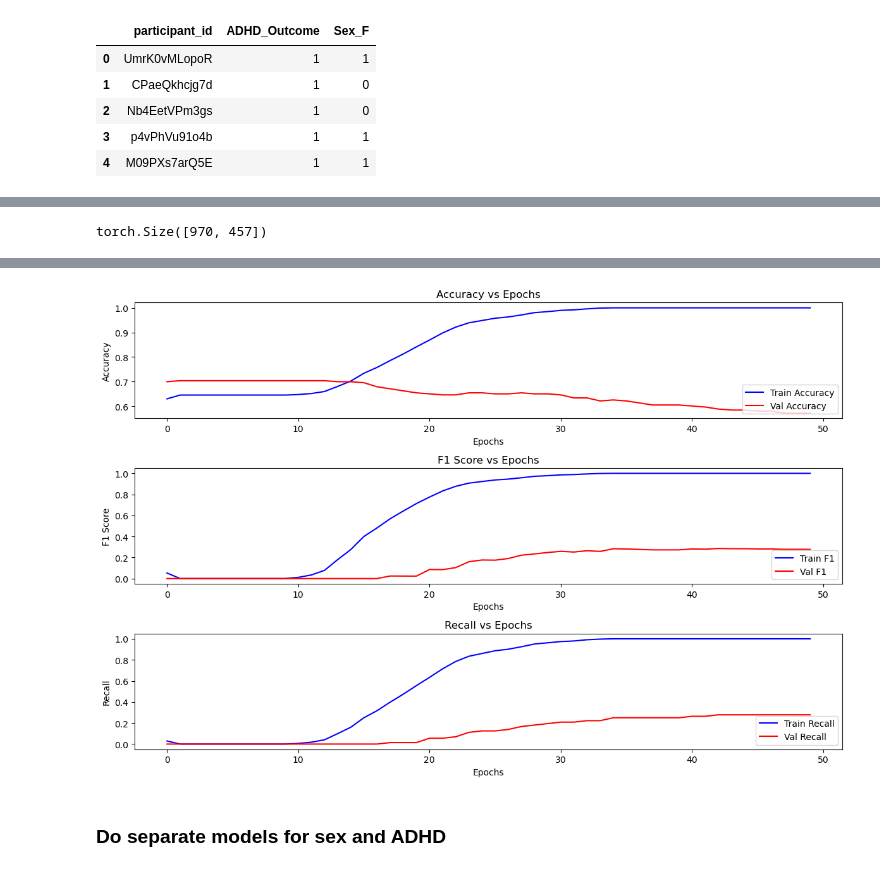
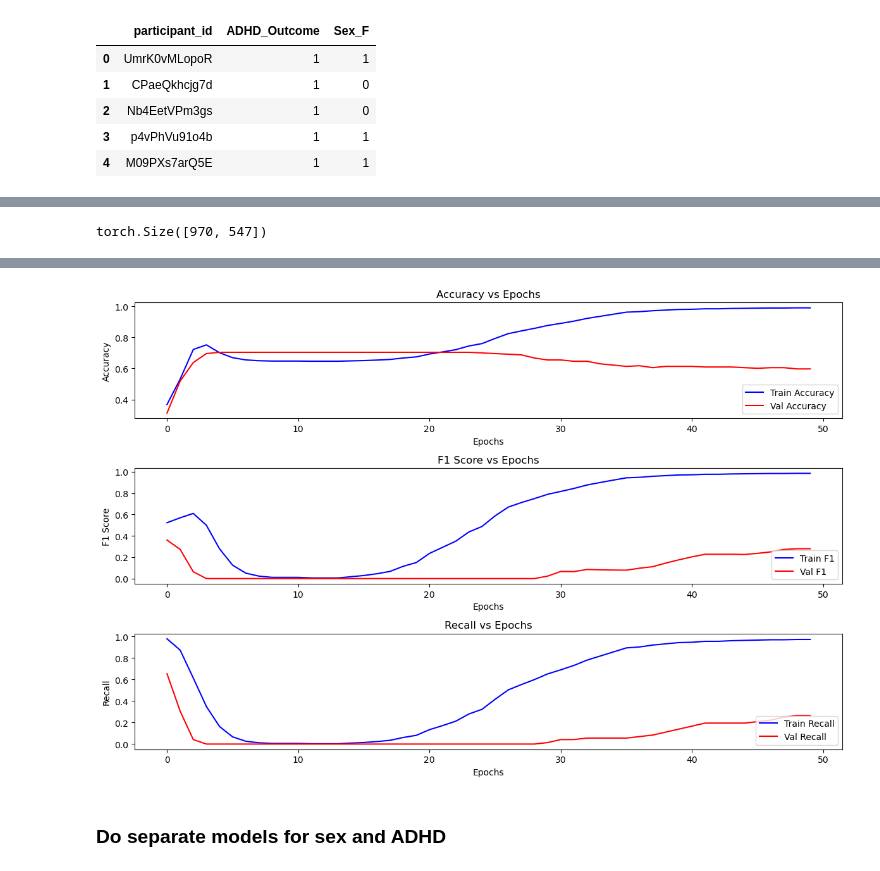
Before and after one commit to itszoetom/WiDSdatathon, a Jupyter notebook: model/model.ipynb, the cells around one changed output, grey strips where cells are left out. Cells and saved outputs as stored; diff of their text form; code cells hidden in the pictures.

```diff
--- a/model/model.ipynb
+++ b/model/model.ipynb
@@ -227,7 +227,7 @@ scaler = StandardScaler()
 X_scaled = scaler.fit_transform(X)
 
 # Want to capture 75% of the variance
-pca = PCA(n_components=0.75)
+pca = PCA(n_components=0.80)
 X_pca = pca.fit_transform(X_scaled)
 
 # Shape of the transformed data
@@ -349,12 +324,25 @@ X_train_tensor = X_train_tensor.to("cpu")
 # %%
 # Convert to PyTorch tensors
+X_train_tensor = torch.tensor(X_train_scaled, dtype=torch.float32)
+X_train_tensor = X_train_tensor.to("cpu")
 X_val_tensor = torch.tensor(X_val_scaled, dtype=torch.float32)
 y_train_tensor = torch.tensor(y_train.values, dtype=torch.float32).unsqueeze(1)
 y_val_tensor = torch.tensor(y_val.values, dtype=torch.float32).unsqueeze(1)
 
 print(X_train_tensor.size())
 # %% [output]
-torch.Size([970, 457])
+torch.Size([970, 547])
+# %%
+from sklearn.utils.class_weight import compute_class_weight
+import torch
+
+# Assuming y_train_tensor contains the training labels
+class_weights = compute_class_weight(
+    class_weight="balanced", classes=[0, 1], y=y_train_tensor.numpy().flatten()
+)
+
+# Convert to tensor
+class_weights = torch.tensor(class_weights, dtype=torch.float32)
 # %%
 class SimpleNN(nn.Module):
     def __init__(self, input_dim):
@@ -378,7 +366,10 @@ class SimpleNN(nn.Module):
 model = SimpleNN(input_dim=X_train.shape[1])
 
 # Define loss and optimizer
-criterion = nn.BCELoss()  # Binary Cross Entropy for binary classification
+criterion = nn.BCEWithLogitsLoss(
+    pos_weight=class_weights[1]
+)  # weight for the minority class
+
 optimizer = optim.Adam(model.parameters(), lr=0.001)
 
 # Initialize lists to store metrics
@@ -490,4 +481,4 @@ Epoch [45/50] - Train Loss: 0.0223 - Val Loss: 1.3080 - Train Accuracy: 1.0000 -
-[figure, old version]
+[figure, new version]
 # %% [markdown]
 ### Do separate models for sex and ADHD
 # %% [markdown]
```
Also changed, not shown: parts of 13 cells of this notebook.
